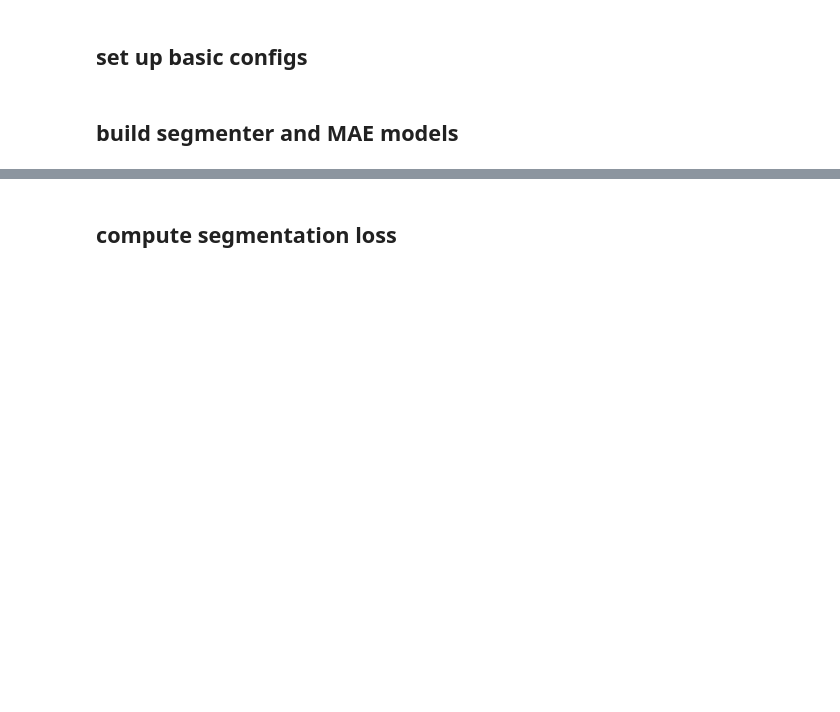
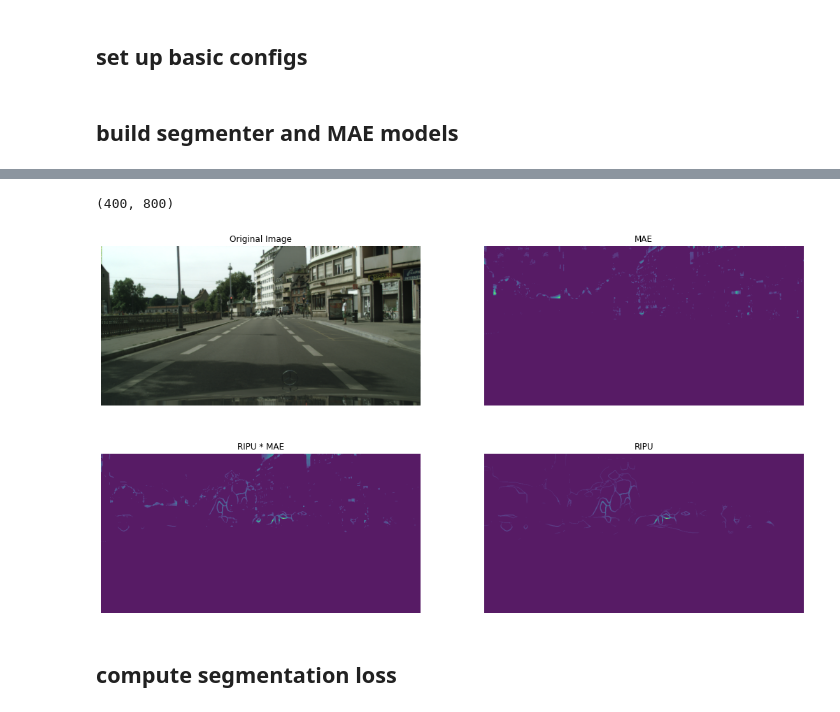
Before and after one commit to Curiouskid0423/segal, a Jupyter notebook: plot_loss_correlation.ipynb, the cells around one changed output, grey strips where cells are left out. Drawn from its saved outputs; the diff is of its cells as text; code cells hidden in the pictures; blank space fills up the shorter version.

```diff
--- a/plot_loss_correlation.ipynb
+++ b/plot_loss_correlation.ipynb
@@ -108,3 +112,65 @@ missing keys in source state_dict: decode_head.cls_emb, decode_head.layers.0.ln1
+# %%
+from segal.active.heuristics import MaskPredictionScore, RegionImpurity
+from torchvision.transforms import ToPILImage
+from plotting.utils import unnormalize
+
+tensor2image = ToPILImage(mode='RGB')
+mae_score_engine = MaskPredictionScore(mode='region', crop_size=(384, 384))
+ripu_engine = RegionImpurity(mode='pixel', categories=19, k=1)
+truncation = 0.98
+# %%
+test_data = dataset[1971]['img'].data.unsqueeze(0).cuda()
+seg_logit = segmenter.cuda().whole_inference(test_data, None, rescale=False).detach()
+# %%
+mix_score = mae_score_engine.compute_score(network=mae_model.cuda(), image=test_data, seg_logit=seg_logit).squeeze(0)
+mix_score.shape
+# %% [output]
+(400, 800)
+# %%
+# get RIPU score
+pixel_ripu = ripu_engine.get_uncertainties(seg_logit).squeeze(0)
+pixel_ripu = pixel_ripu / pixel_ripu.max()
+# get MAE score
+mae_score = mae_score_engine.compute_score(network=mae_model.cuda(),image=test_data, just_mae=True).squeeze(0)
+mae_score = mae_score / mae_score.max()
+# get Image
+original_image = tensor2image(unnormalize(test_data.squeeze(0), img_norm_cfg))
+# Truncations
+trunc_mix = np.quantile(mix_score, q=truncation)
+mix_score[mix_score < trunc_mix] = 0.
+trunc_ripu = np.quantile(pixel_ripu, q=truncation)
+pixel_ripu[pixel_ripu < trunc_ripu] = 0.
+trunc_mae = np.quantile(mae_score, q=truncation)
+mae_score[mae_score < trunc_mae] = 0.
+
+# figure setting
+rows, columns = 2, 2
+fig = plt.figure(figsize=(18, 10))
+# first
+fig.add_subplot(rows, columns, 1)
+plt.title("Original Image")
+plt.imshow(original_image)
+plt.axis('off')
+# second
+fig.add_subplot(rows, columns, 2)
+plt.title("MAE")
+plt.imshow(mae_score, cmap='viridis', alpha=.9, )
+plt.axis('off')
+# plt.colorbar()
+# third
+fig.add_subplot(rows, columns, 3)
+plt.title("RIPU * MAE")
+plt.imshow(mix_score, cmap='viridis', alpha=.9)
+plt.axis('off')
+# fourth
+fig.add_subplot(rows, columns, 4)
+plt.title("RIPU")
+plt.imshow(pixel_ripu, cmap='viridis', alpha=.9)
+plt.axis('off')
+# plt.colorbar()
+fig.show()
+# %% [output]
+[figure, added]
 # %% [markdown]
 ## compute segmentation loss
 # %%
```
Also changed, not shown: parts of 4 cells of this notebook, 41 other files.
